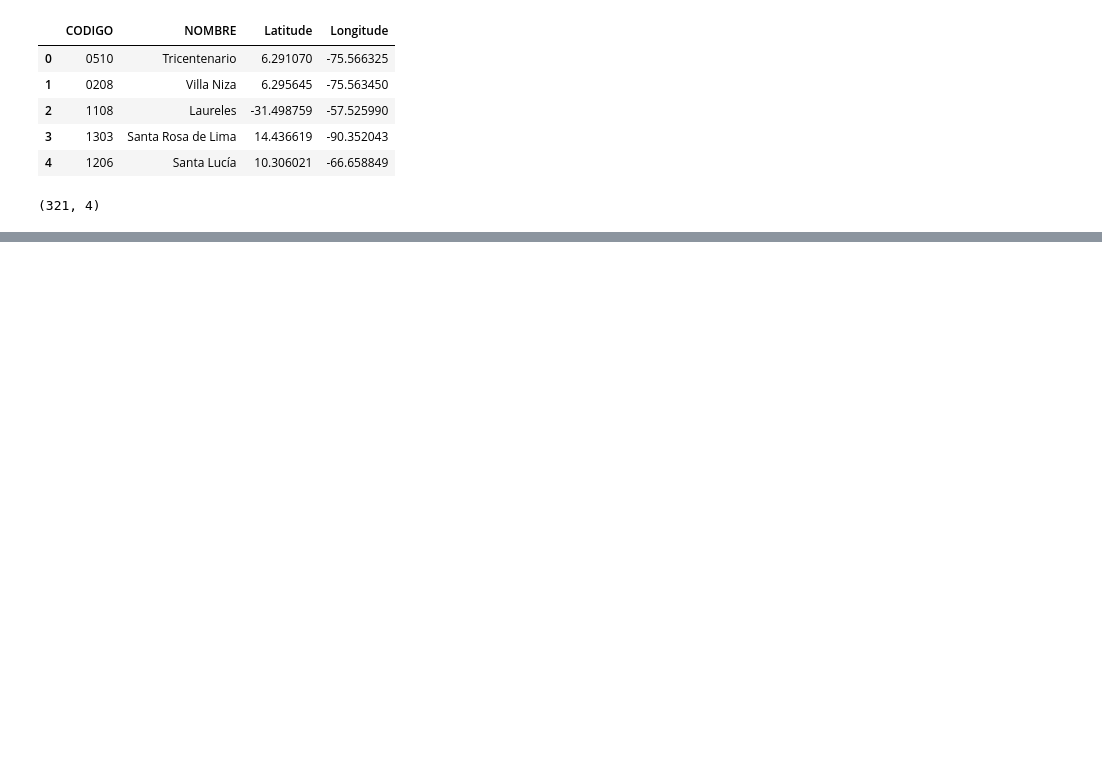
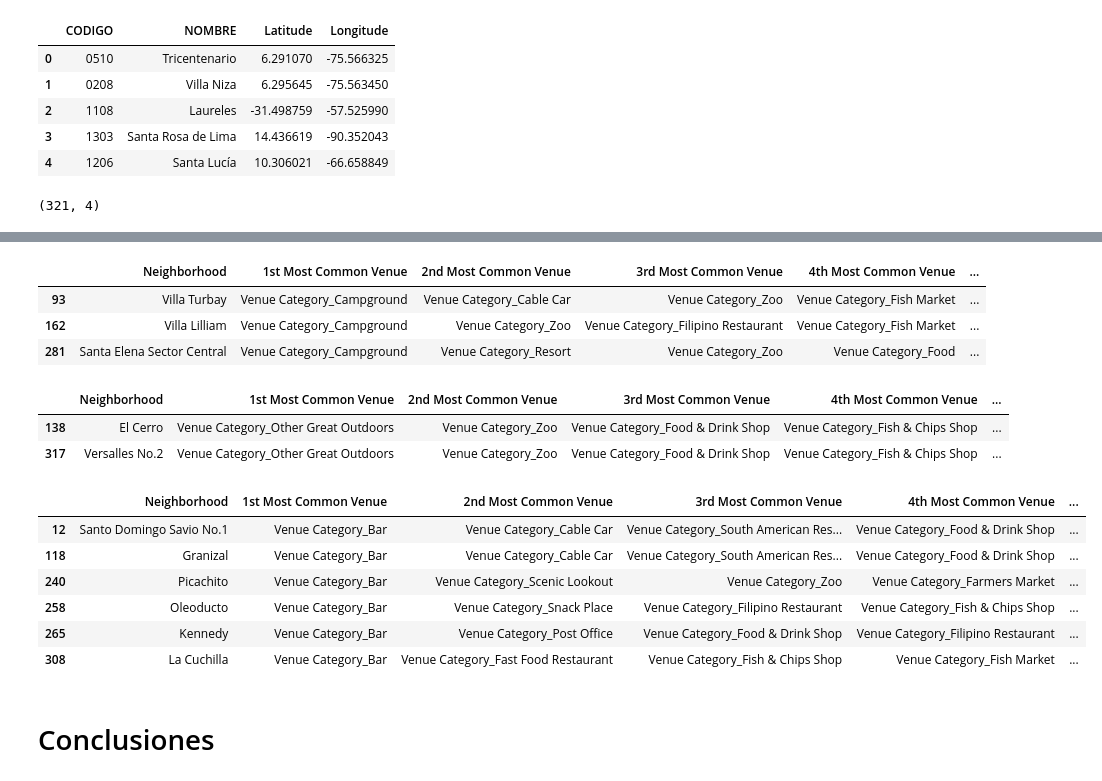
Before and after one commit to Sergioc2020/Coursera_Capstone, a Jupyter notebook: ProyectoCapstoneFinal.ipynb, the cells around one changed output, grey strips where cells are left out. Cells and saved outputs as stored; diff of their text form; code cells hidden in the pictures; blank space fills up the shorter version.

```diff
--- a/ProyectoCapstoneFinal.ipynb
+++ b/ProyectoCapstoneFinal.ipynb
@@ -132,0 +641,28 @@ df.shape
+# %%
+# Agrupacion 3
+medellin_merged.loc[medellin_merged['Cluster Labels'] == 2, medellin_merged.columns[[1] + list(range(5, medellin_merged.shape[1]))]]
+# %% [output]
+|  | Neighborhood | 1st Most Common Venue | 2nd Most Common Venue | 3rd Most Common Venue | 4th Most Common Venue | ... |
+| 93 | Villa Turbay | Venue Category_Campground | Venue Category_Cable Car | Venue Category_Zoo | Venue Category_Fish Market | ... |
+| 162 | Villa Lilliam | Venue Category_Campground | Venue Category_Zoo | Venue Category_Filipino Restaurant | Venue Category_Fish Market | ... |
+| 281 | Santa Elena Sector Central | Venue Category_Campground | Venue Category_Resort | Venue Category_Zoo | Venue Category_Food | ... |
+# %%
+# Agrupacion 4
+medellin_merged.loc[medellin_merged['Cluster Labels'] == 3, medellin_merged.columns[[1] + list(range(5, medellin_merged.shape[1]))]]
+# %% [output]
+|  | Neighborhood | 1st Most Common Venue | 2nd Most Common Venue | 3rd Most Common Venue | 4th Most Common Venue | ... |
+| 138 | El Cerro | Venue Category_Other Great Outdoors | Venue Category_Zoo | Venue Category_Food & Drink Shop | Venue Category_Fish & Chips Shop | ... |
+| 317 | Versalles No.2 | Venue Category_Other Great Outdoors | Venue Category_Zoo | Venue Category_Food & Drink Shop | Venue Category_Fish & Chips Shop | ... |
+# %%
+# Agrupacion 5
+medellin_merged.loc[medellin_merged['Cluster Labels'] == 4, medellin_merged.columns[[1] + list(range(5, medellin_merged.shape[1]))]]
+# %% [output]
+|  | Neighborhood | 1st Most Common Venue | 2nd Most Common Venue | 3rd Most Common Venue | 4th Most Common Venue | ... |
+| 12 | Santo Domingo Savio No.1 | Venue Category_Bar | Venue Category_Cable Car | Venue Category_South American Res... | Venue Category_Food & Drink Shop | ... |
+| 118 | Granizal | Venue Category_Bar | Venue Category_Cable Car | Venue Category_South American Res... | Venue Category_Food & Drink Shop | ... |
+| 240 | Picachito | Venue Category_Bar | Venue Category_Scenic Lookout | Venue Category_Zoo | Venue Category_Farmers Market | ... |
+| 258 | Oleoducto | Venue Category_Bar | Venue Category_Snack Place | Venue Category_Filipino Restaurant | Venue Category_Fish & Chips Shop | ... |
+| 265 | Kennedy | Venue Category_Bar | Venue Category_Post Office | Venue Category_Food & Drink Shop | Venue Category_Filipino Restaurant | ... |
+| 308 | La Cuchilla | Venue Category_Bar | Venue Category_Fast Food Restaurant | Venue Category_Fish & Chips Shop | Venue Category_Fish Market | ... |
+# %% [markdown]
+# Conclusiones<a id="7"></a>
```
Also changed, not shown: parts of 67 cells of this notebook.
